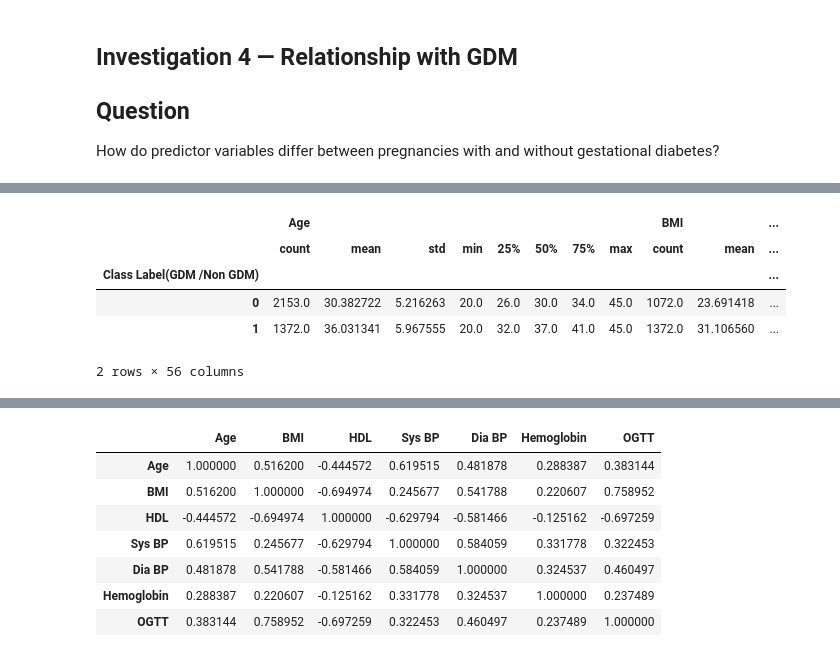
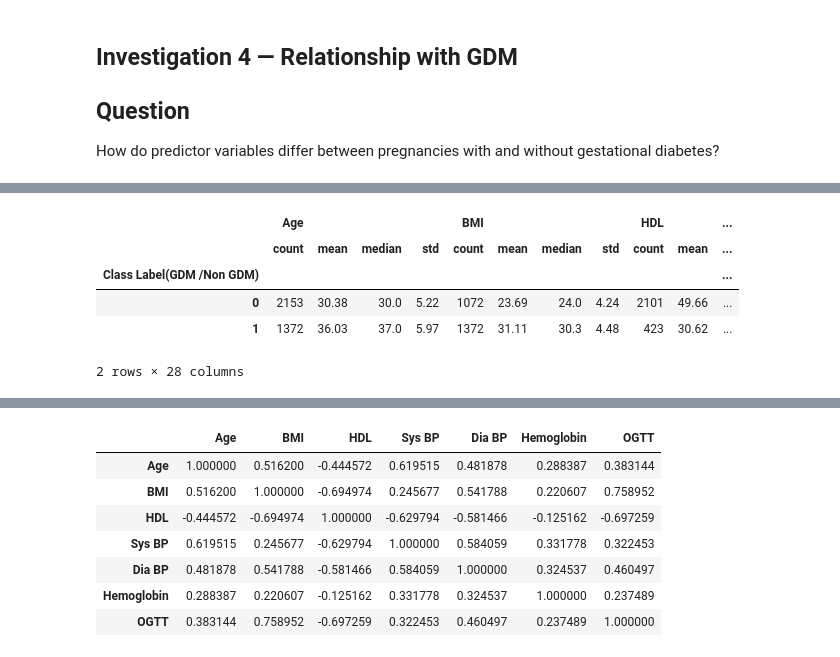
Before and after one commit to kcran92/maternal-risk, a Jupyter notebook: notebooks/03_exploratory_data_analysis.ipynb, the cells around one changed output, grey strips where cells are left out. Cells and saved outputs as stored; diff of their text form; code cells hidden in the pictures.

```diff
--- a/notebooks/03_exploratory_data_analysis.ipynb
+++ b/notebooks/03_exploratory_data_analysis.ipynb
@@ -294,10 +305,16 @@ for col in continuous:
 # %%
-df.groupby(target)[continuous].describe()
+continuous_by_outcome = (
+    df.groupby(target)[continuous]
+    .agg(["count", "mean", "median", "std"])
+    .round(2)
+)
+
+continuous_by_outcome
 # %% [output]
-|  | Age |  |  |  |  |  |  |  | BMI |  | ... |
-|  | count | mean | std | min | 25% | 50% | 75% | max | count | mean | ... |
+|  | Age |  |  |  | BMI |  |  |  | HDL |  | ... |
+|  | count | mean | median | std | count | mean | median | std | count | mean | ... |
 | Class Label(GDM /Non GDM) |  |  |  |  |  |  |  |  |  |  | ... |
-| 0 | 2153.0 | 30.382722 | 5.216263 | 20.0 | 26.0 | 30.0 | 34.0 | 45.0 | 1072.0 | 23.691418 | ... |
-| 1 | 1372.0 | 36.031341 | 5.967555 | 20.0 | 32.0 | 37.0 | 41.0 | 45.0 | 1372.0 | 31.106560 | ... |
+| 0 | 2153 | 30.38 | 30.0 | 5.22 | 1072 | 23.69 | 24.0 | 4.24 | 2101 | 49.66 | ... |
+| 1 | 1372 | 36.03 | 37.0 | 5.97 | 1372 | 31.11 | 30.3 | 4.48 | 423 | 30.62 | ... |
-2 rows × 56 columns
+2 rows × 28 columns
 # %%
```
Also changed, not shown: parts of 21 cells of this notebook, 1 other file.
